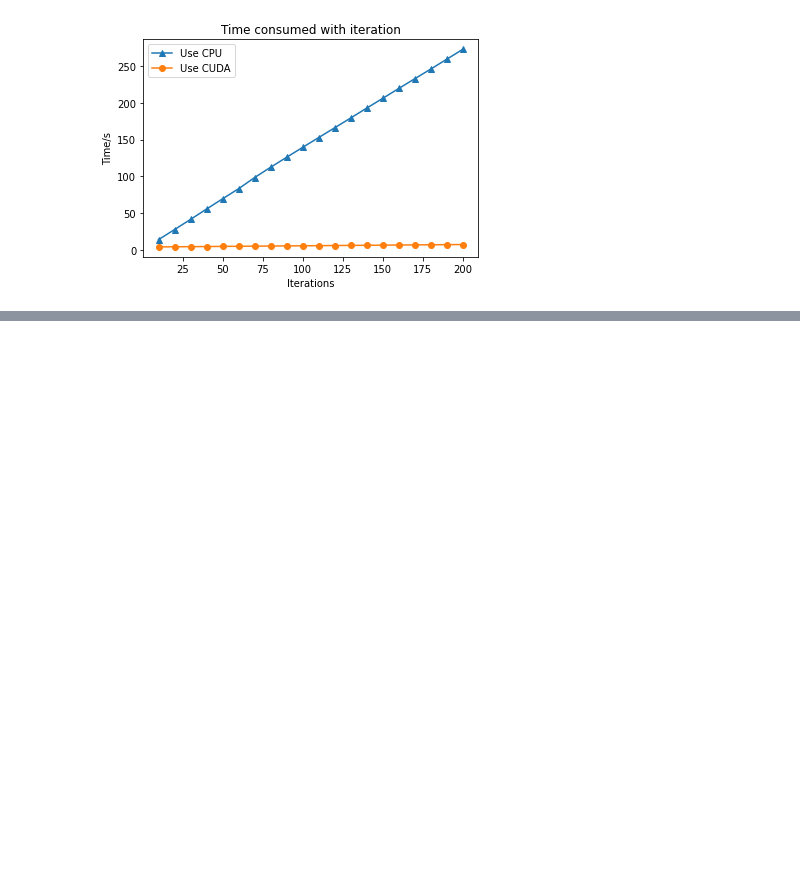
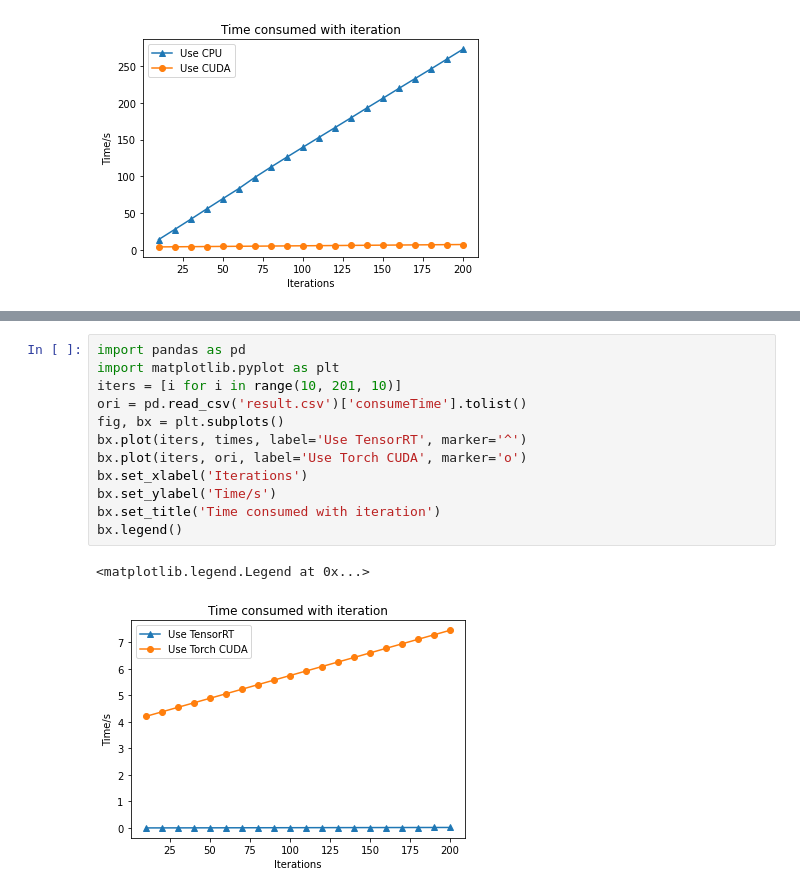
Before and after one commit to Chengru-Song/webApp, a Jupyter notebook: backend/newTest.ipynb, the cells around one changed output, grey strips where cells are left out. Cells and saved outputs as stored; diff of their text form; blank space fills up the shorter version.

Commit message:
test tensorRT

```diff
--- a/backend/newTest.ipynb
+++ b/backend/newTest.ipynb
@@ -203,0 +295,15 @@ bx.legend()
+# %%
+import pandas as pd
+import matplotlib.pyplot as plt
+iters = [i for i in range(10, 201, 10)]
+ori = pd.read_csv('result.csv')['consumeTime'].tolist()
+fig, bx = plt.subplots()
+bx.plot(iters, times, label='Use TensorRT', marker='^')
+bx.plot(iters, ori, label='Use Torch CUDA', marker='o')
+bx.set_xlabel('Iterations')
+bx.set_ylabel('Time/s')
+bx.set_title('Time consumed with iteration')
+bx.legend()
+# %% [output]
+<matplotlib.legend.Legend at 0x...>
+[figure, added]
```
Also changed, not shown: parts of 3 cells of this notebook, 1 other file.
